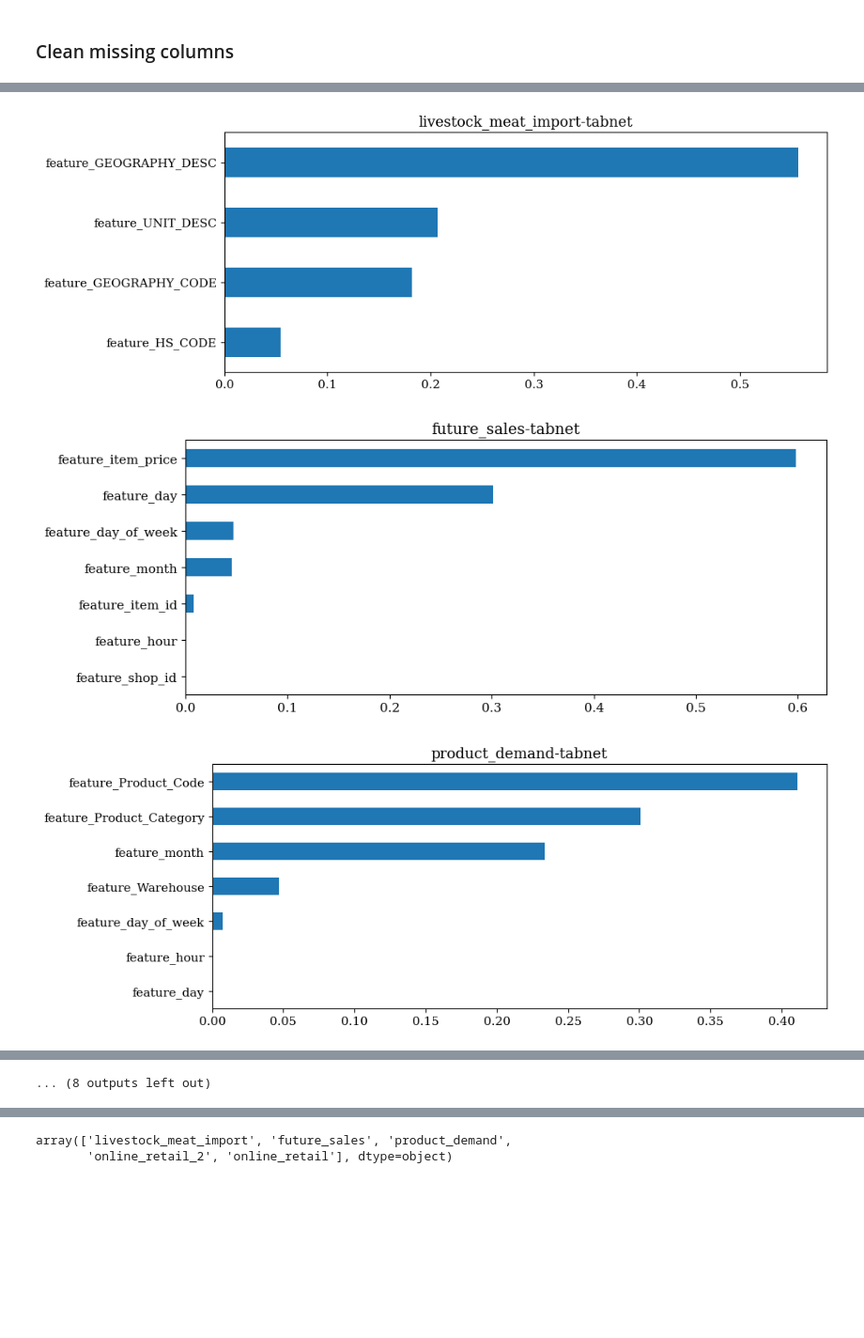
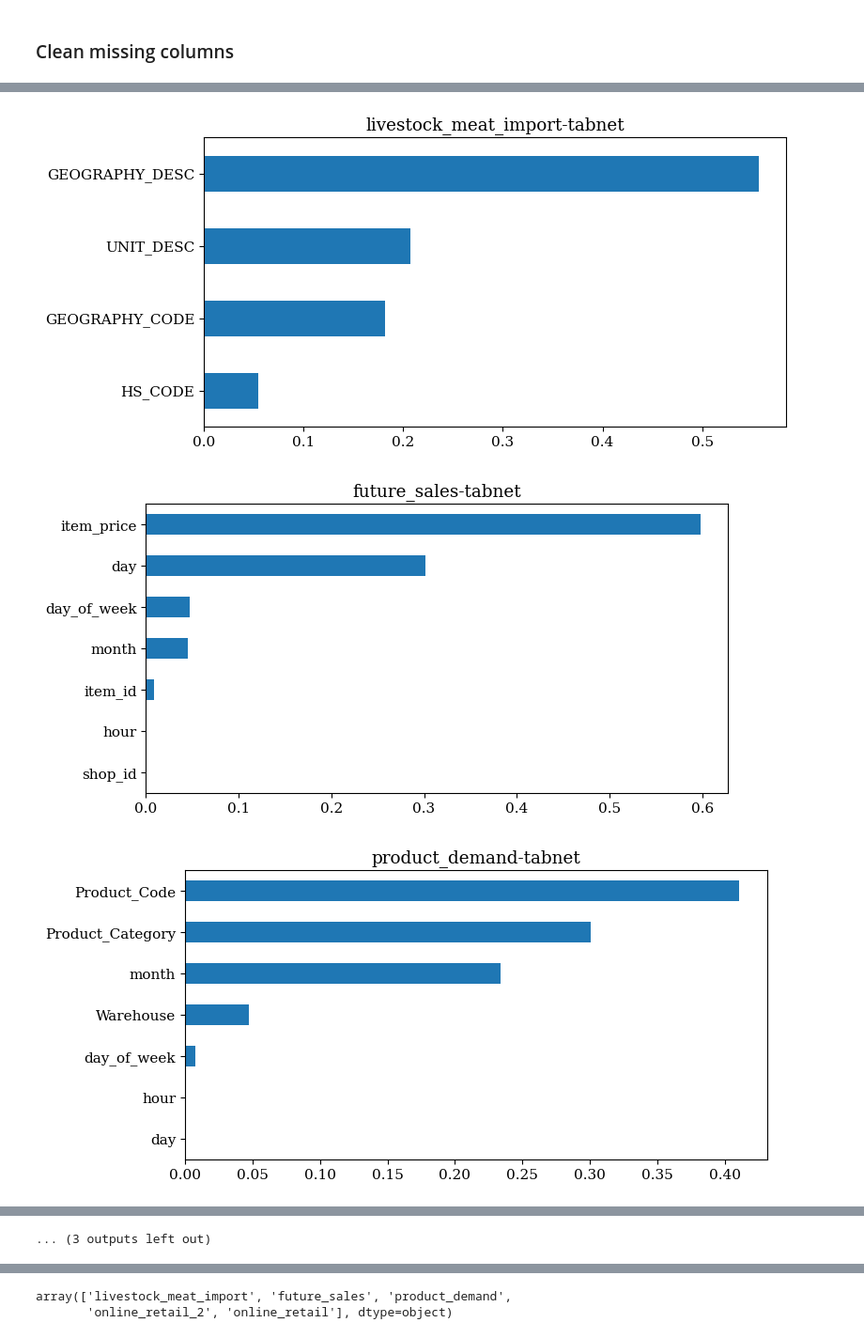
Before and after one commit to Redcof/supply-chain-4.0, a Jupyter notebook: result.ipynb, the cells around one changed output, grey strips where cells are left out. Shown at 94% size. Saved outputs shown, nothing was run; the diff lists cells and outputs as text; code cells hidden in the pictures; blank space fills up the shorter version.

Commit message:
feature importance is done

```diff
--- a/result.ipynb
+++ b/result.ipynb
@@ -17,6 +17,6 @@ from wordcloud import ImageColorGenerator
 from wordcloud import STOPWORDS
 import matplotlib.pyplot as plt
 # %%
-df = pd.read_csv("Book1.csv")
+df = pd.read_csv("Book1.csv", header=None)
 df
 # %% [output]
@@ -39,0 +40,29 @@ df
+# %%
+importance_analysis = []
+for row in range(0, len(df), 7):
+    plt.figure(figsize=(8, 4))
+    tdf = df.iloc[list(range(row,row+7,1)), :]
+    row = 0
+    # original
+    dataset_model = tdf.iloc[row, 0]
+    values = tdf.iloc[row+1, :].dropna().astype(float).values
+    columns = tdf.iloc[row+2, :].dropna().values
+    feature_importance = {k:v for v, k in zip(values, columns)}
+    ax = plt.subplot(1,1,1)
+    xdf = pd.DataFrame([feature_importance]).T.sort_values(by=0, ascending=True)
+    ax = xdf.plot.barh(legend=False, ax=ax)
+    ax.set_title(dataset_model)
+    dataset, model = dataset_model.split("-")
+    importance_analysis.append(dict(dataset=dataset, model=model, top_feature1=xdf.index[0], top_feature2=xdf.index[1], top_feature3=xdf.index[2]))
+
+    # # feature engg.
+    # dataset_model = tdf.iloc[row+3, 0]
+    # values = tdf.iloc[row+4, :].dropna().astype(float).values
+    # columns = tdf.iloc[row+5, :].dropna().values
+    # feature_importance = {k:v for v, k in zip(values, columns)}
+    # ax = plt.subplot(2,1,2)
+    # ax = pd.DataFrame([feature_importance]).T.sort_values(by=0, ascending=True).plot.barh(legend=False, ax=ax)
+    # ax.set_title(dataset_model)
+    plt.savefig(f"{dataset_model}.png")
+    plt.show()
+# display(pd.DataFrame(importance_analysis))
@@ -190,7 +225,8 @@ for model in df["model"].unique():
         cols = [c for c in dataset_cols[dataset_name]]
         dfk = df[(df['model']== model) & (df['dataset'] == dataset_name) & (df["extra_feat"] == False)][cols].fillna(0).T
         dfk.columns=["Importance Score"]
-        dfk = dfk.sort_values(by=dfk.columns[0])
+        dfk = dfk.sort_values(by=dfk.columns[0]).reset_index()
+        dfk["index"] = dfk["index"].apply(lambda x: x.replace("feature_", ""))
         print("%s-%s"%(dataset_name, model))
         display(dfk)
 # %% [output]
@@ -247,17 +283,22 @@ livestock_meat_import-ssl+tabnet
 ... (28 outputs left out)
 # %%
 for model in df["model"].unique():
+    if model == "explainable_boosting":
+        continue
     for dataset_name in df["dataset"].unique():
-        plt.figure(figsize=(10, 4))
+        plt.figure(figsize=(8, 4))
         cols = [c for c in dataset_cols[dataset_name]]
         # cols.extend(['model', 'dataset', 'extra_feat'])
         dfk = df[(df['model']== model) & (df['dataset'] == dataset_name) & (df["extra_feat"] == False)][cols].fillna(0).T
-        dfk = dfk.sort_values(by=dfk.columns[0])
+        dfk = dfk.sort_values(by=dfk.columns[0]).reset_index()
+        dfk.index = dfk["index"].apply(lambda x: x.replace("feature_", ""))
+        importance_analysis.append(dict(dataset=dataset_name, model=model, top_feature1=dfk.index[0], top_feature2=dfk.index[1], top_feature3=dfk.index[2]))
         ax = dfk.plot.barh(legend=False, ax=plt.subplot(111))
         ax.set_title("%s-%s"%(dataset_name, model))
         ax.set_ylabel("")
+        plt.savefig("%s-%s.png"%(dataset_name, model))
         plt.show()
 # %% [output]
-[figure, old version]
+[figure, new version]
-[figure, old version]
+[figure, new version]
-[figure, old version]
+[figure, new version]
@@ -273 +314 @@ for model in df["model"].unique():
-... (8 outputs left out)
+... (3 outputs left out)
```
Also changed, not shown: parts of 7 cells of this notebook, 2 other files.
